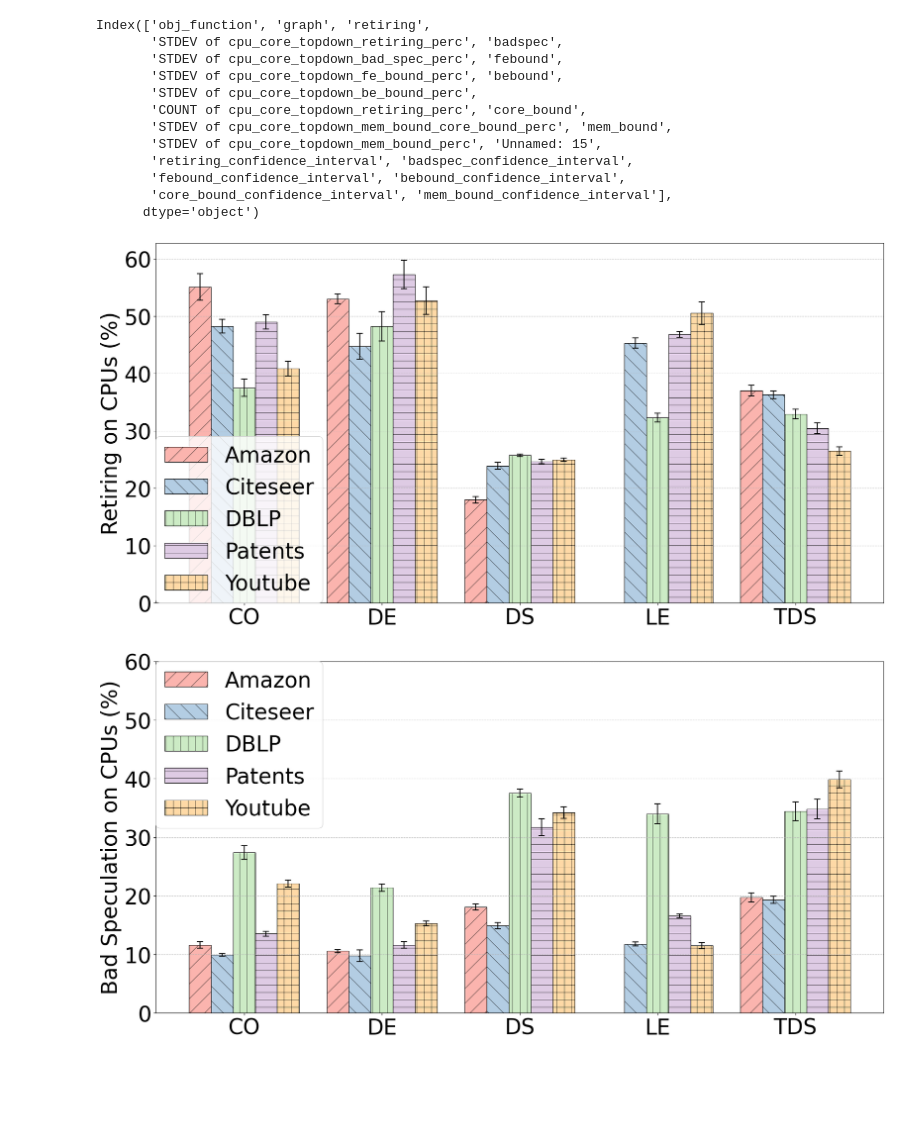
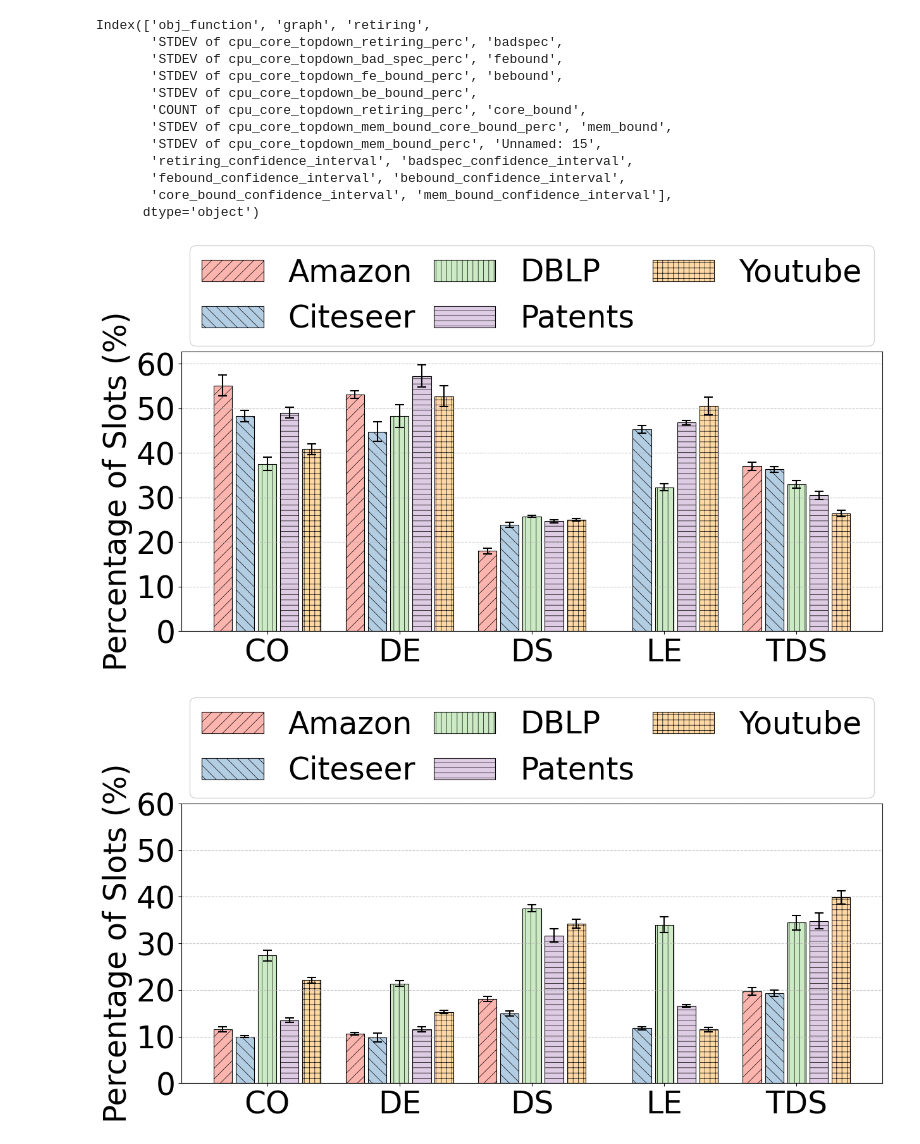
Before and after one commit to dcc-ufla-graph-mining/fractal, a Jupyter notebook: plots/cpu_performance_results.ipynb, the cells around one changed output. Saved outputs shown, nothing was run; the diff lists cells and outputs as text; code cells hidden in the pictures; blank space fills up the shorter version.

```diff
--- a/plots/cpu_performance_results.ipynb
+++ b/plots/cpu_performance_results.ipynb
@@ -110,12 +110,12 @@ def plot_average_by_group_and_initial_solutions(df: pd.DataFrame, grouping_colum
     axis_title_fontsize = 35
     title_fontsize = 35
     legend_fontsize = 35
-    hatches = ['/', '\\', '|', '-', '+', 'x', 'o', '.', '*']
+    hatches = ['//', '\\\\', '||', '--', '++', 'xx', 'oo', '..', '**']
 
     # Sort for consistent plotting: first by grouping_columns, then by graph
     df = df.sort_values(by=grouping_columns + ['graph'])
 
-    plt.figure(figsize=(18, 9)) # Adjust figure size for potentially more x-axis labels
+    plt.figure(figsize=(13, 7)) # Adjust figure size for potentially more x-axis labels
 
     # Get unique 'objective functions' for legend and bar differentiation
     unique_graphs = sorted(df['graph'].unique())
@@ -130,7 +130,7 @@ def plot_average_by_group_and_initial_solutions(df: pd.DataFrame, grouping_colum
     x_axis_positions = np.arange(len(unique_groups)) # Numerical positions for each group
 
     # Define bar width and spacing
-    bar_width = 0.8 / num_graphs if num_graphs > 0 else 0.8
+    bar_width = 0.14
 
     # Generate a distinct color for each 'Initial Solution' value
     colors = mpl.colormaps.get_cmap('Pastel1')
@@ -148,7 +148,8 @@ def plot_average_by_group_and_initial_solutions(df: pd.DataFrame, grouping_colum
         subset_df = subset_df.set_index('Group_Label').loc[unique_groups].reset_index()
 
         # Calculate the x-position for bars of this 'graph'
-        offset = (i - num_graphs / 2 + 0.5) * bar_width
+        barwidth_with_gap = bar_width*1.2
+        offset = (i - num_graphs / 2 + 0.5) * barwidth_with_gap
         x_positions_for_bars = x_axis_positions + offset
 
         # Plot the bars
@@ -175,20 +176,21 @@ def plot_average_by_group_and_initial_solutions(df: pd.DataFrame, grouping_colum
     plt.grid(False, axis='x')
 
     # Place legend outside the plot area, with title for initial solutions
-    plt.legend(loc='best', borderaxespad=0., fontsize=legend_fontsize)
+    #plt.legend(loc='best', borderaxespad=0., fontsize=legend_fontsize)
+    plt.legend(loc='lower center', bbox_to_anchor=(0.5, 1.02), ncols=3, borderaxespad=0., columnspacing=0.6, fontsize=legend_fontsize)
 
     plt.tight_layout()
     plt.savefig(title.replace(' ','_') + '.pdf')
     plt.show()
 # %%
 grouping_columns = ['obj_function']
-plot_average_by_group_and_initial_solutions(df, grouping_columns, 'retiring', 'retiring_confidence_interval', 'Retiring on CPUs (%)', 'TMA Analysis Retiring')
+plot_average_by_group_and_initial_solutions(df, grouping_columns, 'retiring', 'retiring_confidence_interval', 'Percentage of Slots (%)', 'TMA Analysis Retiring')
 # %% [output]
-[figure, old version]
+[figure, new version]
 # %%
 grouping_columns = ['obj_function']
-plot_average_by_group_and_initial_solutions(df, grouping_columns, 'badspec', 'badspec_confidence_interval', 'Bad Speculation on CPUs (%)', 'TMA Analysis Bad Speculation')
+plot_average_by_group_and_initial_solutions(df, grouping_columns, 'badspec', 'badspec_confidence_interval', 'Percentage of Slots (%)', 'TMA Analysis Bad Speculation')
 # %% [output]
-[figure, old version]
+[figure, new version]
 # %%
 grouping_columns = ['obj_function']
```
Also changed, not shown: parts of 4 cells of this notebook, 26 other files.
